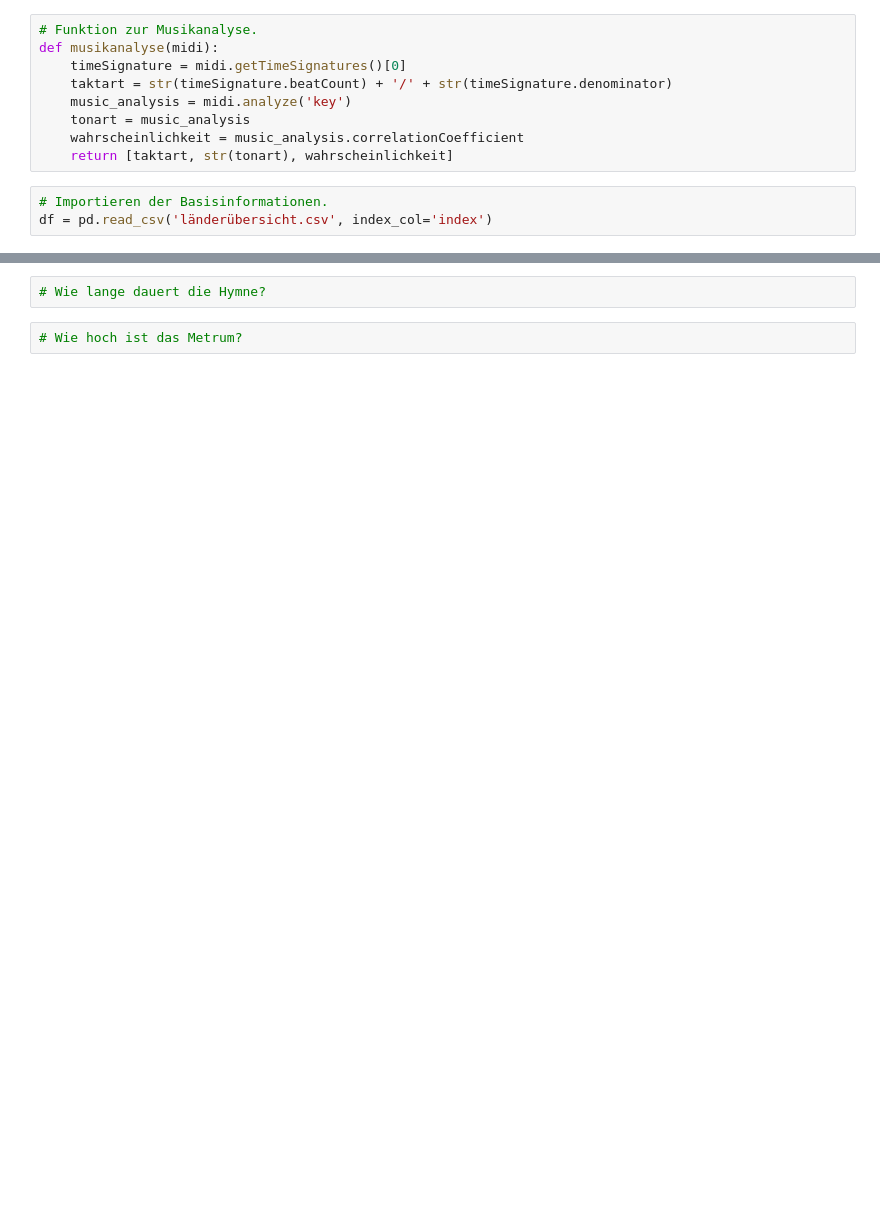
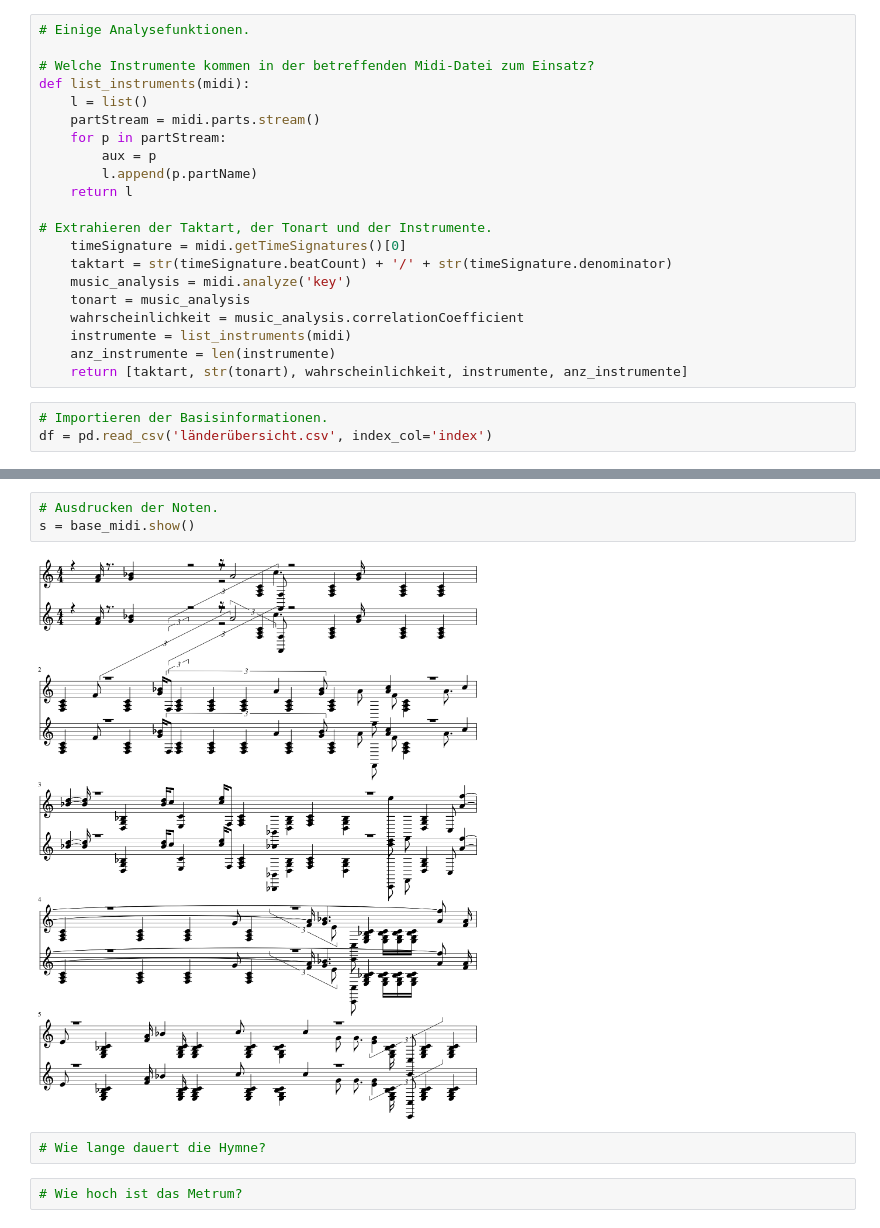
Before and after one commit to tamedia-ddj/2019-07_nationalhymnen, a Jupyter notebook: 2_nationalhymnen_musikanalyse.ipynb, the cells around one changed output, grey strips where cells are left out. Cells and saved outputs as stored; diff of their text form; blank space fills up the shorter version.

Commit message:
Einige Aktualisierungen.

```diff
--- a/2_nationalhymnen_musikanalyse.ipynb
+++ b/2_nationalhymnen_musikanalyse.ipynb
@@ -22,14 +24,26 @@ def open_midi(midi_path, remove_drums):
             mf.tracks[i].events = [ev for ev in mf.tracks[i].events if ev.channel != 10]
     return midi.translate.midiFileToStream(mf)
 # %%
-# Funktion zur Musikanalyse.
-def musikanalyse(midi):
+# Einige Analysefunktionen.
+
+# Welche Instrumente kommen in der betreffenden Midi-Datei zum Einsatz?
+def list_instruments(midi):
+    l = list()
+    partStream = midi.parts.stream()
+    for p in partStream:
+        aux = p
+        l.append(p.partName)
+    return l
+
+# Extrahieren der Taktart, der Tonart und der Instrumente.
     timeSignature = midi.getTimeSignatures()[0]
     taktart = str(timeSignature.beatCount) + '/' + str(timeSignature.denominator)
     music_analysis = midi.analyze('key')
     tonart = music_analysis
     wahrscheinlichkeit = music_analysis.correlationCoefficient
-    return [taktart, str(tonart), wahrscheinlichkeit]
+    instrumente = list_instruments(midi)
+    anz_instrumente = len(instrumente)
+    return [taktart, str(tonart), wahrscheinlichkeit, instrumente, anz_instrumente]
 # %%
 # Importieren der Basisinformationen.
 df = pd.read_csv('länderübersicht.csv', index_col='index')
@@ -58,3 +112,8 @@ df.head()
+# %%
+# Ausdrucken der Noten.
+s = base_midi.show()
+# %% [output]
+[figure, added]
 # %%
 # Wie lange dauert die Hymne?
 # %%
```
Also changed, not shown: parts of 21 cells of this notebook, 2 other files.
